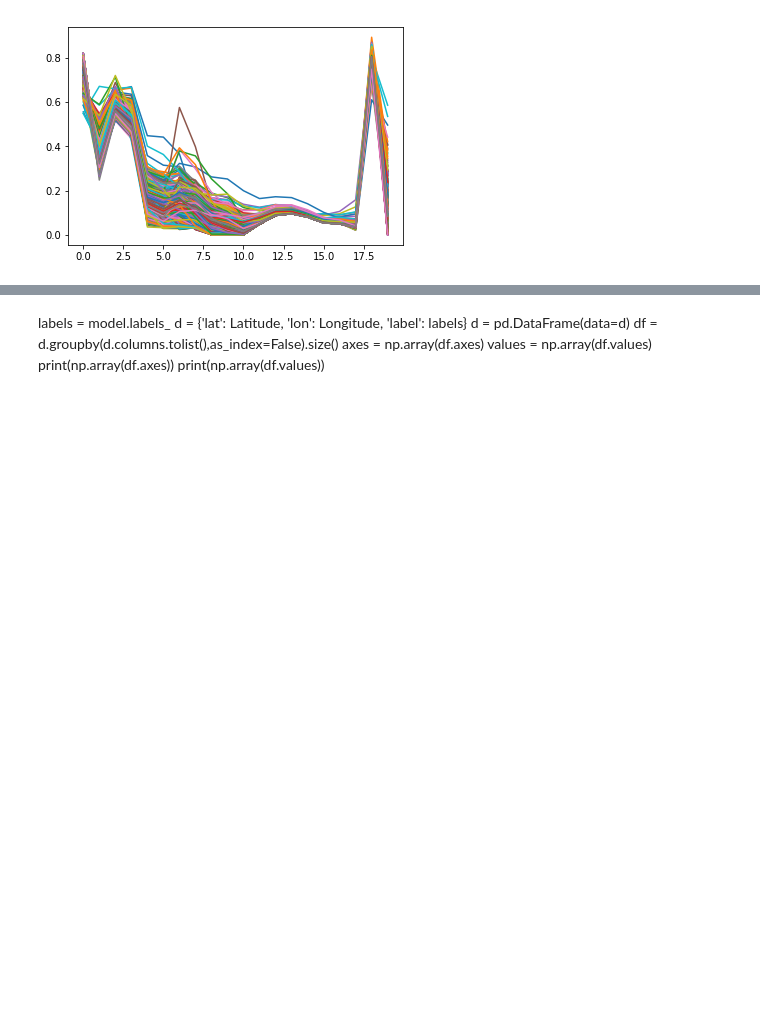
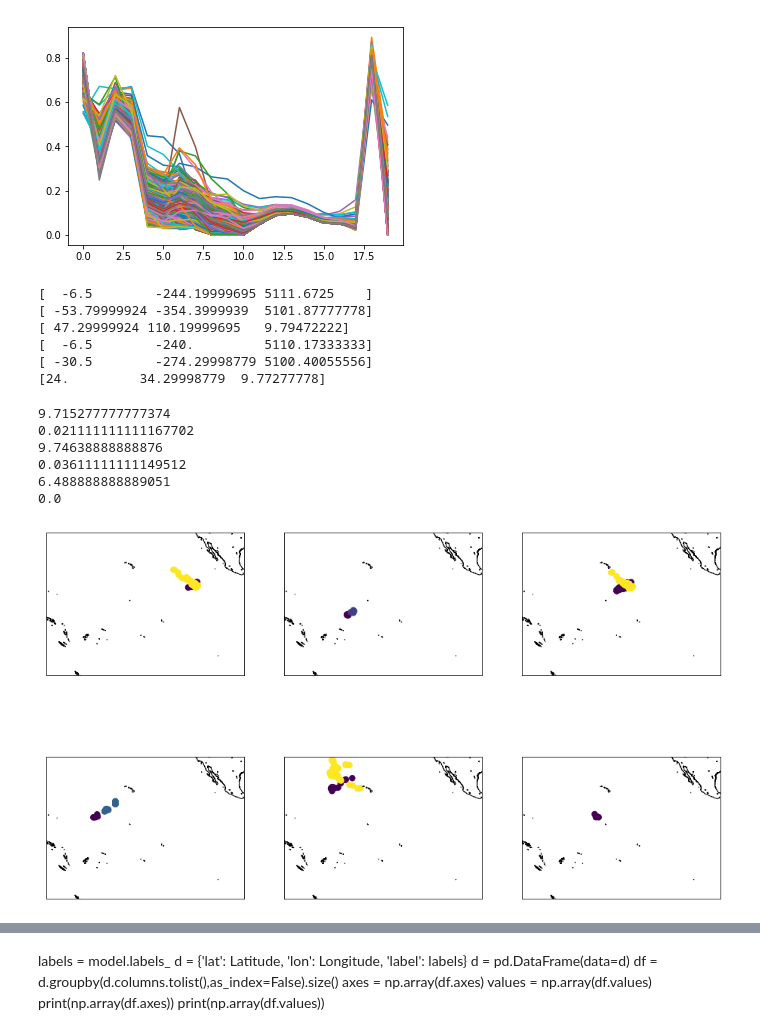
Before and after one commit to pshivraj/Precip_eScience, a Jupyter notebook: TRMM precipitation clustering.ipynb, the cells around one changed output, grey strips where cells are left out. Saved outputs shown, nothing was run; the diff lists cells and outputs as text; code cells hidden in the pictures; blank space fills up the shorter version.

```diff
--- a/TRMM precipitation clustering.ipynb
+++ b/TRMM precipitation clustering.ipynb
@@ -339,3 +453,52 @@ plt.plot(test[labels==-1,:].T)
  <matplotlib.lines.Line2D at 0x...>,
  <matplotlib.lines.Line2D at 0x...>]
 [figure]
+# %%
+TT = test[labels==6,:]
+print(np.amax(TT,axis=0))
+print(np.amin(TT,axis=0))
+
+print(cluster_spans[:,6])
+
+TT = test[labels==5,:]
+print(np.amax(TT,axis=0))
+print(np.amin(TT,axis=0))
+
+print(cluster_spans[:,5])
+# %% [output]
+[  -6.5        -244.19999695 5111.6725    ]
+[ -53.79999924 -354.3999939  5101.87777778]
+[ 47.29999924 110.19999695   9.79472222]
+[  -6.5        -240.         5110.17333333]
+[ -30.5        -274.29998779 5100.40055556]
+[24.         34.29998779  9.77277778]
+# %%
+fig = plt.figure(figsize=(16,10))
+#fig.subplots_adjust(hspace=0.4, wspace=0.4)
+for i in range(1, 7):
+    ax = fig.add_subplot(2, 3, i)
+
+    bbox = [np.min(Latitude),np.max(Latitude),
+    np.min(Longitude)-25,np.max(Longitude)+25]
+
+    m = Basemap(projection='merc',llcrnrlat=bbox[0],urcrnrlat=bbox[1],\
+        llcrnrlon=bbox[2],urcrnrlon=bbox[3],lat_ts=10,resolution='i')
+    cmap = plt.get_cmap('viridis')
+
+    # Draw coastlines and fill continents and water with color
+    m.drawcoastlines()
+
+    cluster = test[labels==i+6]
+    x,y = m(cluster[:,1]/2,cluster[:,0]/2)
+    timediff = cluster[:,2]-np.amin(cluster[:,2])
+    print(np.max(timediff))
+    color_interp = np.interp(timediff,[0,24],[0,200])
+    ax.scatter(x,y,55,marker='o',c=cmap((color_interp)))
+# %% [output]
+9.715277777777374
+0.021111111111167702
+9.74638888888876
+0.03611111111149512
+6.488888888889051
+0.0
+[figure, added]
```
Also changed, not shown: parts of 15 cells of this notebook.
